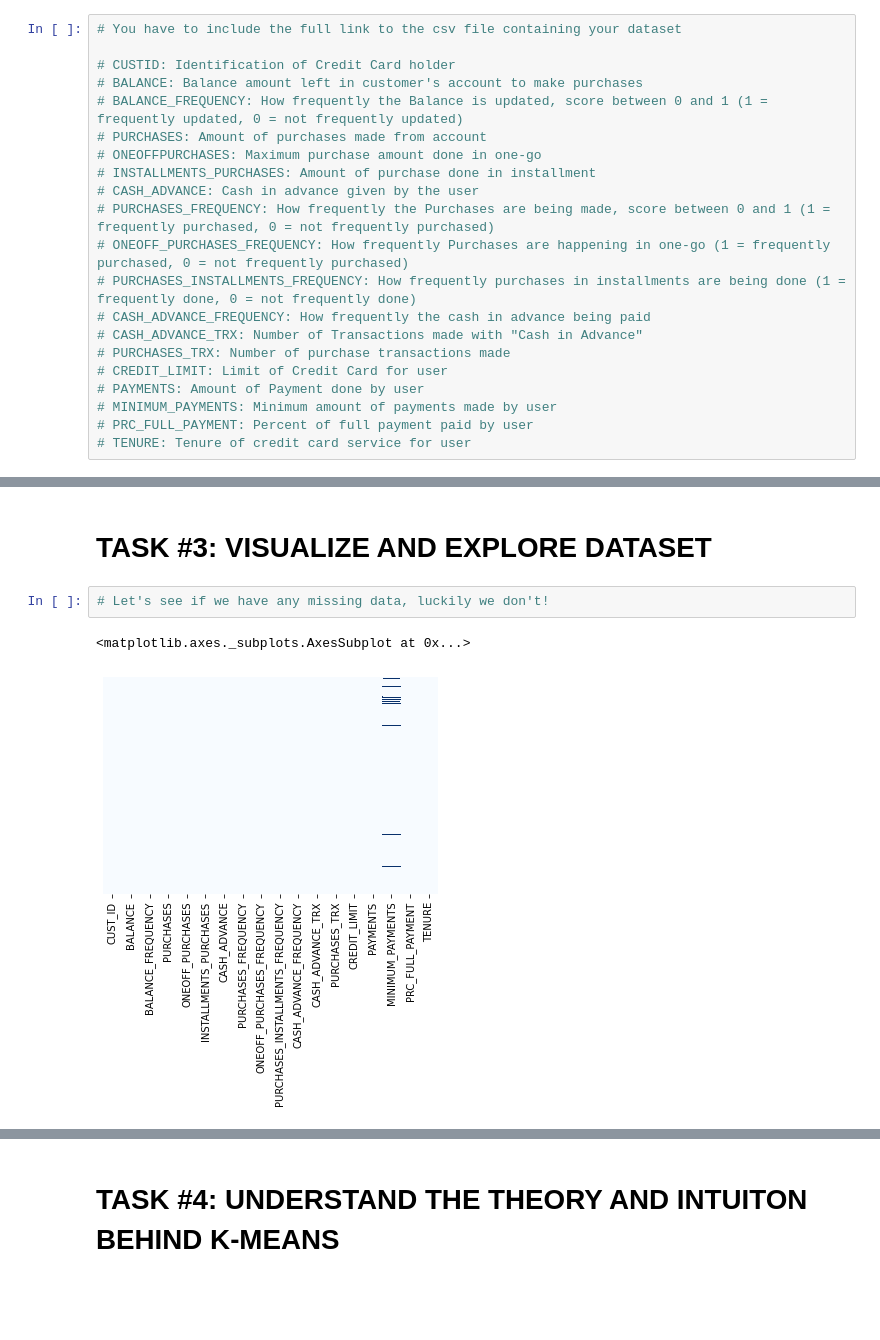
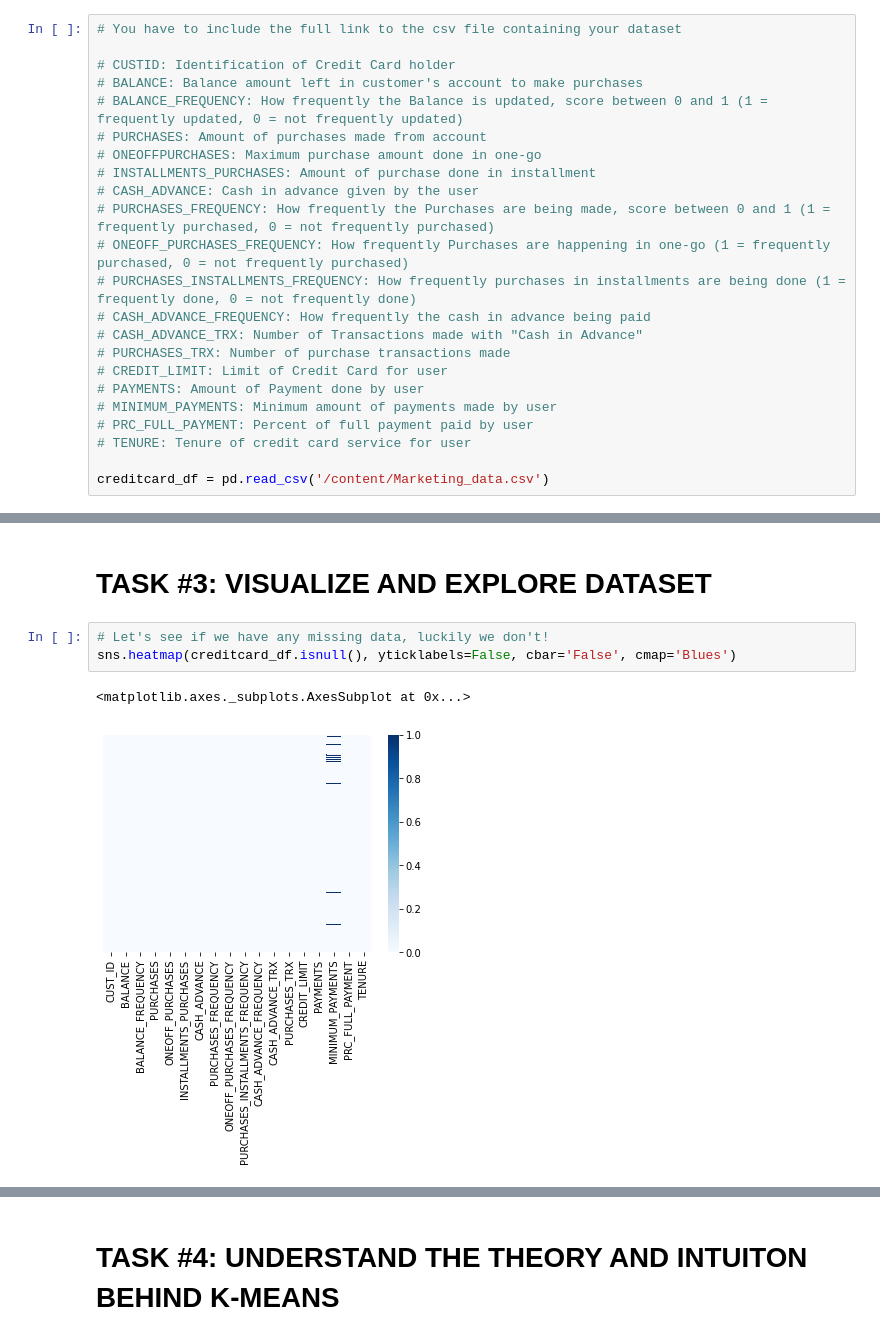
Before and after one commit to aksevenli/Data-Science-for-Business, a Jupyter notebook: Marketing_Department_Skeleton.ipynb, the cells around one changed output, grey strips where cells are left out. Cells and saved outputs as stored; diff of their text form; blank space fills up the shorter version.

```diff
--- a/Marketing_Department_Skeleton.ipynb
+++ b/Marketing_Department_Skeleton.ipynb
@@ -66,3 +69,5 @@ Drive already mounted at /content/drive; to attempt to forcibly remount, call dr
 # MINIMUM_PAYMENTS: Minimum amount of payments made by user
 # PRC_FULL_PAYMENT: Percent of full payment paid by user
 # TENURE: Tenure of credit card service for user
+
+creditcard_df = pd.read_csv('/content/Marketing_data.csv')
@@ -105,6 +167,7 @@ Drive already mounted at /content/drive; to attempt to forcibly remount, call dr
 # TASK #3: VISUALIZE AND EXPLORE DATASET
 # %%
 # Let's see if we have any missing data, luckily we don't!
+sns.heatmap(creditcard_df.isnull(), yticklabels=False, cbar='False', cmap='Blues')
 # %% [output]
 <matplotlib.axes._subplots.AxesSubplot at 0x...>
-[figure, old version]
+[figure, new version]
```
Also changed, not shown: parts of 28 cells of this notebook.
